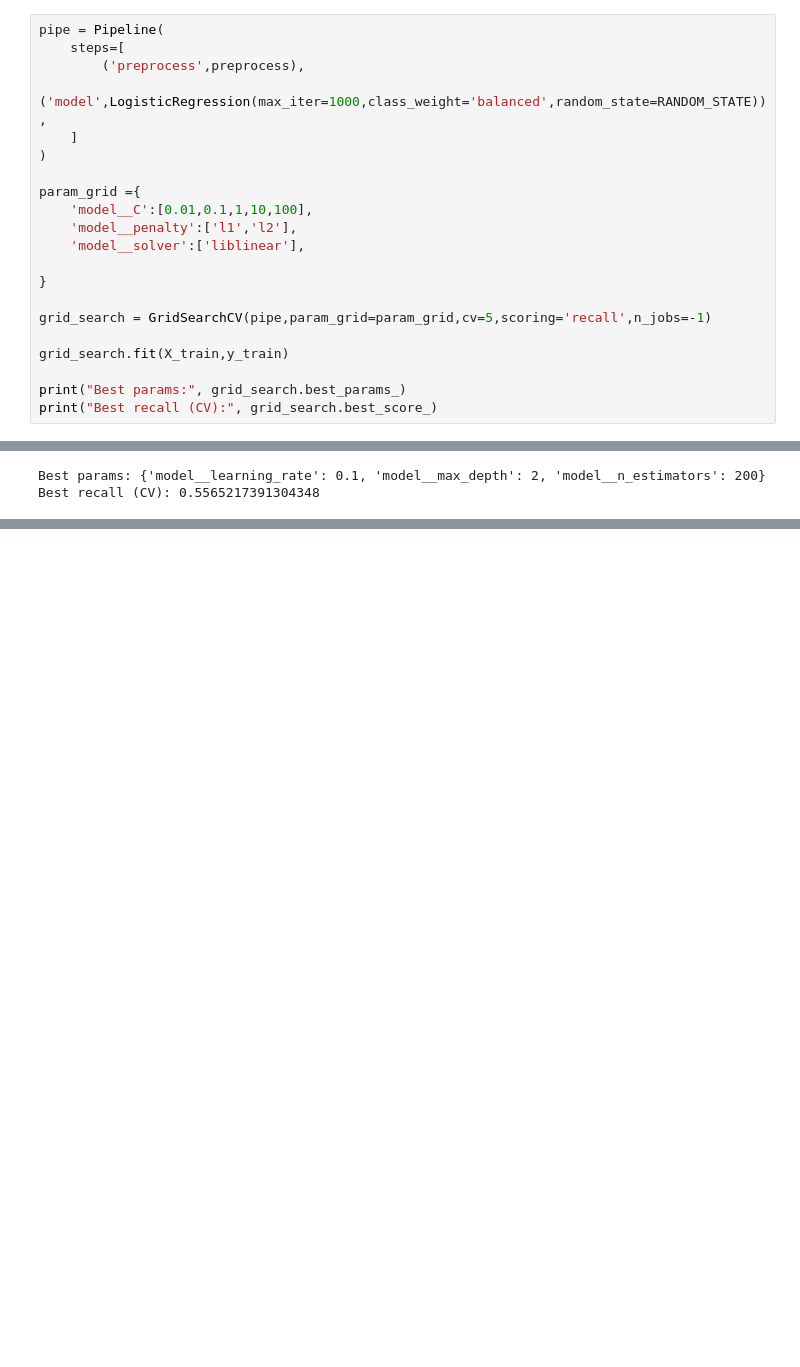
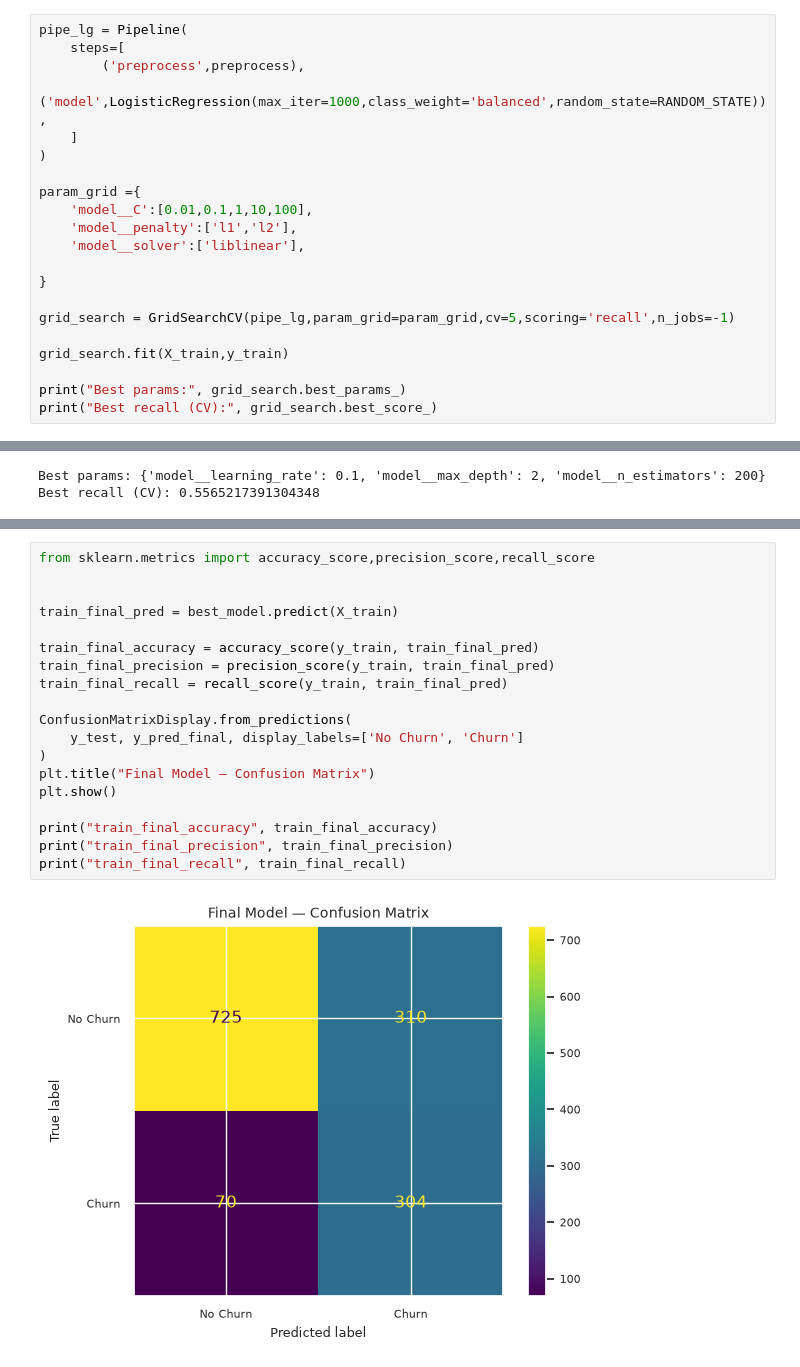
Before and after one commit to kaflebiplob/machine_learning_practice, a Jupyter notebook: notebooks/customer_churn_detection.ipynb, the cells around one changed output, grey strips where cells are left out. Drawn from its saved outputs; the diff is of its cells as text; blank space fills up the shorter version.

Commit message:
feat: (notebooks/customer_churn) calculated accuracy, precision,recall using logistic regression

```diff
--- a/notebooks/customer_churn_detection.ipynb
+++ b/notebooks/customer_churn_detection.ipynb
@@ -519,7 +519,7 @@ Logistic          0.758      0.530   0.811  0.641    0.857
 # %% [markdown]
 ## HYPERPARAMETER TUNING
 # %%
-pipe = Pipeline(
+pipe_lg = Pipeline(
     steps=[
         ('preprocess',preprocess),
         ('model',LogisticRegression(max_iter=1000,class_weight='balanced',random_state=RANDOM_STATE)),
@@ -533,7 +533,7 @@ param_grid ={
 
 }
 
-grid_search = GridSearchCV(pipe,param_grid=param_grid,cv=5,scoring='recall',n_jobs=-1)
+grid_search = GridSearchCV(pipe_lg,param_grid=param_grid,cv=5,scoring='recall',n_jobs=-1)
 
 grid_search.fit(X_train,y_train)
 
@@ -571,0 +574,21 @@ Best recall (CV): 0.5565217391304348
+# %%
+from sklearn.metrics import accuracy_score,precision_score,recall_score
+
+
+train_final_pred = best_model.predict(X_train)
+
+train_final_accuracy = accuracy_score(y_train, train_final_pred)
+train_final_precision = precision_score(y_train, train_final_pred)
+train_final_recall = recall_score(y_train, train_final_pred)
+
+ConfusionMatrixDisplay.from_predictions(
+    y_test, y_pred_final, display_labels=['No Churn', 'Churn']
+)
+plt.title("Final Model — Confusion Matrix")
+plt.show()
+
+print("train_final_accuracy", train_final_accuracy)
+print("train_final_precision", train_final_precision)
+print("train_final_recall", train_final_recall)
+# %% [output]
+[figure, added]
```
Also changed, not shown: parts of 2 cells of this notebook.
